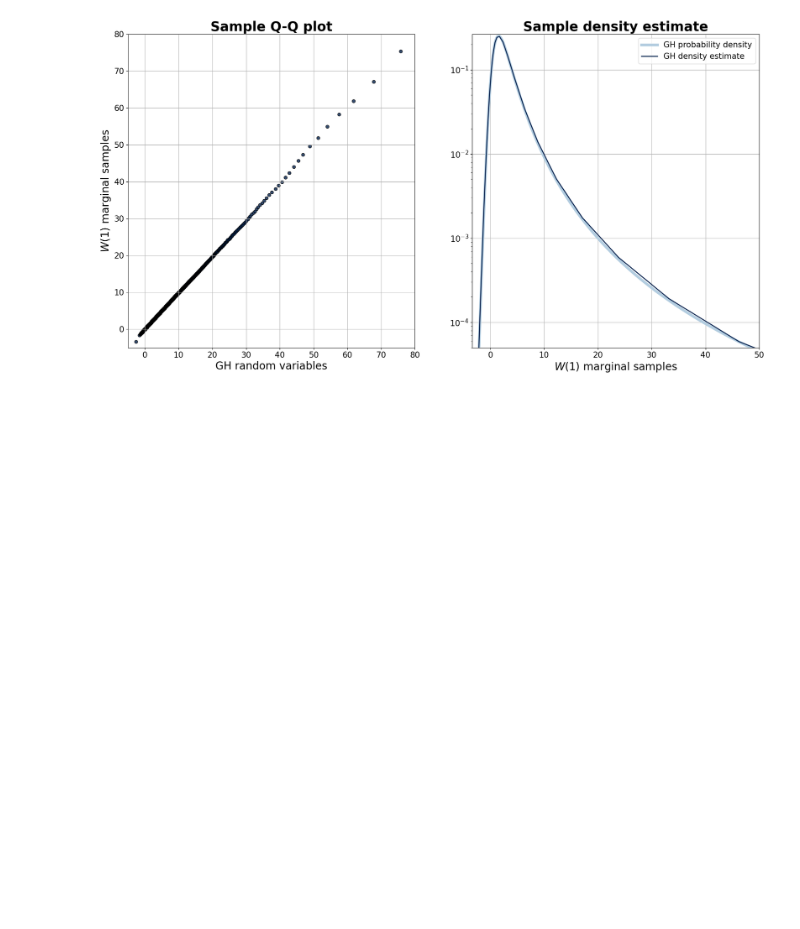
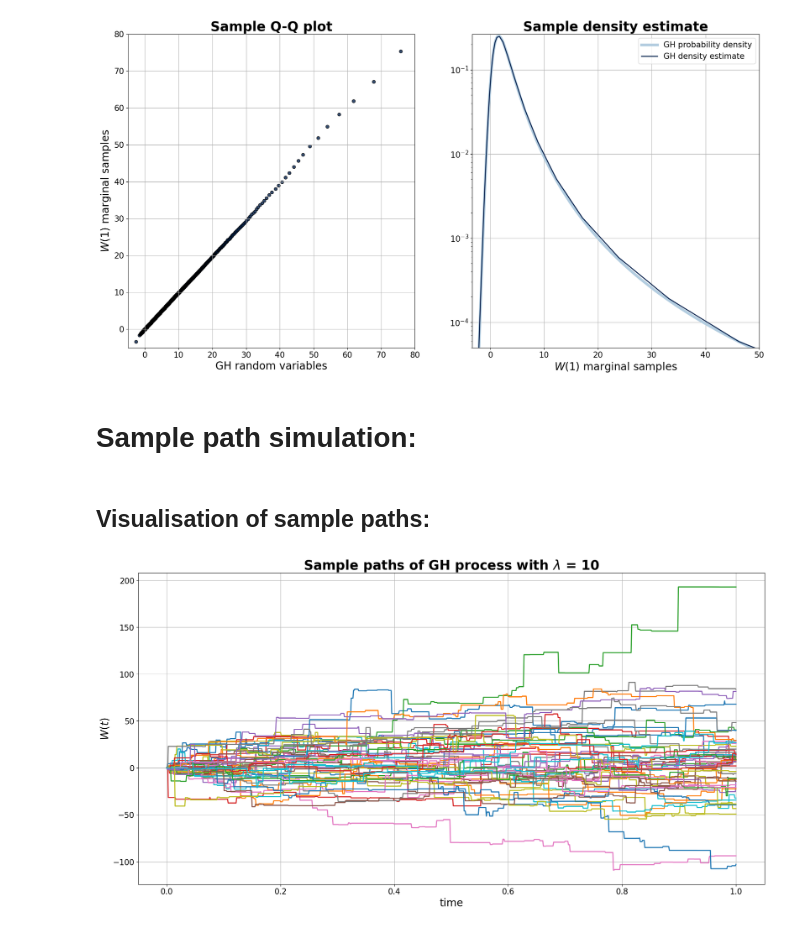
Before and after one commit to yamankindap/gh-levy-simulation, a Jupyter notebook: simulation.ipynb, the cells around one changed output. Saved outputs shown, nothing was run; the diff lists cells and outputs as text; code cells hidden in the pictures; blank space fills up the shorter version.

Commit message:
Updated the code for the positive lambda case.

```diff
--- a/simulation.ipynb
+++ b/simulation.ipynb
@@ -254,3 +257,41 @@ Users of the modes 'nearest', 'lower', 'higher', or 'midpoint' are encouraged to
 Users of the modes 'nearest', 'lower', 'higher', or 'midpoint' are encouraged to review the method they used. (Deprecated NumPy 1.22)
   y_quantiles = np.quantile(y, quantiles, interpolation=interpolation)
 [figure]
+# %% [markdown]
+# Sample path simulation:
+# %%
+def integral(evaluation_points, t_series, x_series):
+    W = [x_series[t_series<point].sum() for point in evaluation_points]
+    return np.array(W).T
+# %%
+N = 50
+point_process_sample_paths = []
+for _ in range(N):
+    x_series = simulator.simulate_jumps()
+    t_series = np.random.uniform(low=0., high=1., size=x_series.size)
+    evaluation_points = np.linspace(start=0., stop=1., num=1000)
+    sample_path = integral(evaluation_points, t_series, x_series)
+    point_process_sample_paths.append(sample_path)
+# %% [markdown]
+## Visualisation of sample paths:
+# %%
+fig, ax = plt.subplots(figsize=(21.42, 10.71))
+
+for i in range(N):
+    ax.plot(evaluation_points, point_process_sample_paths[i], lw=2)
+
+ax.grid(True)
+ax.set_title(r'Sample paths of GH process with $\lambda$ = {}'.format(lam), fontsize=25, weight="bold")
+#ax.set_title(r'Sample paths of normal inverse Gaussian process', fontsize=25, weight="bold")
+#ax.set_title(r'Sample paths of Student t process', fontsize=25, weight="bold")
+#ax.set_title(r'Sample paths of asymmetric Student t process', fontsize=25, weight="bold")
+ax.set_xlabel('time', fontsize=20)
+ax.set_ylabel(r'$W(t)$',fontsize=20)
+
+ax.tick_params(axis='both', which='major', labelsize=15)
+ax.tick_params(axis='both', which='minor', labelsize=15)
+
+plt.savefig('sample_path_plots/sample_paths_lam_{}_delta_{}_gamma_{}_beta_{}.jpg'.format(lam, delta, gamma, beta), dpi=200)
+plt.show()
+# %% [output]
+[figure, added]
```
Also changed, not shown: parts of 5 cells of this notebook, 14 other files.
